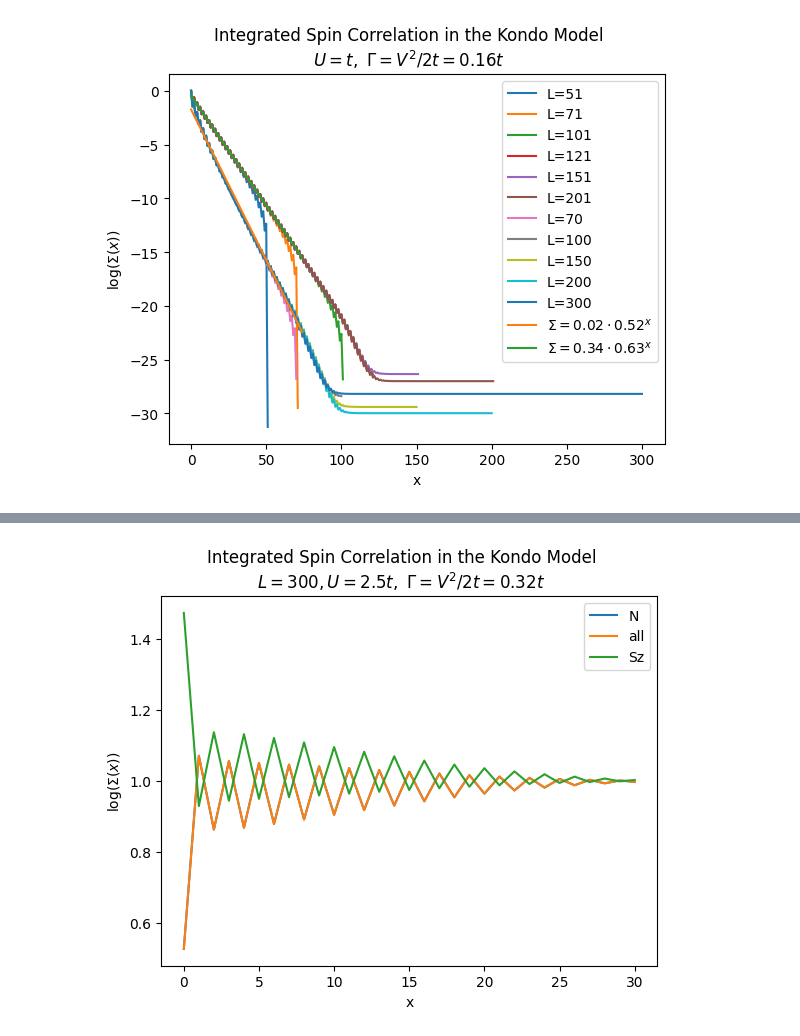
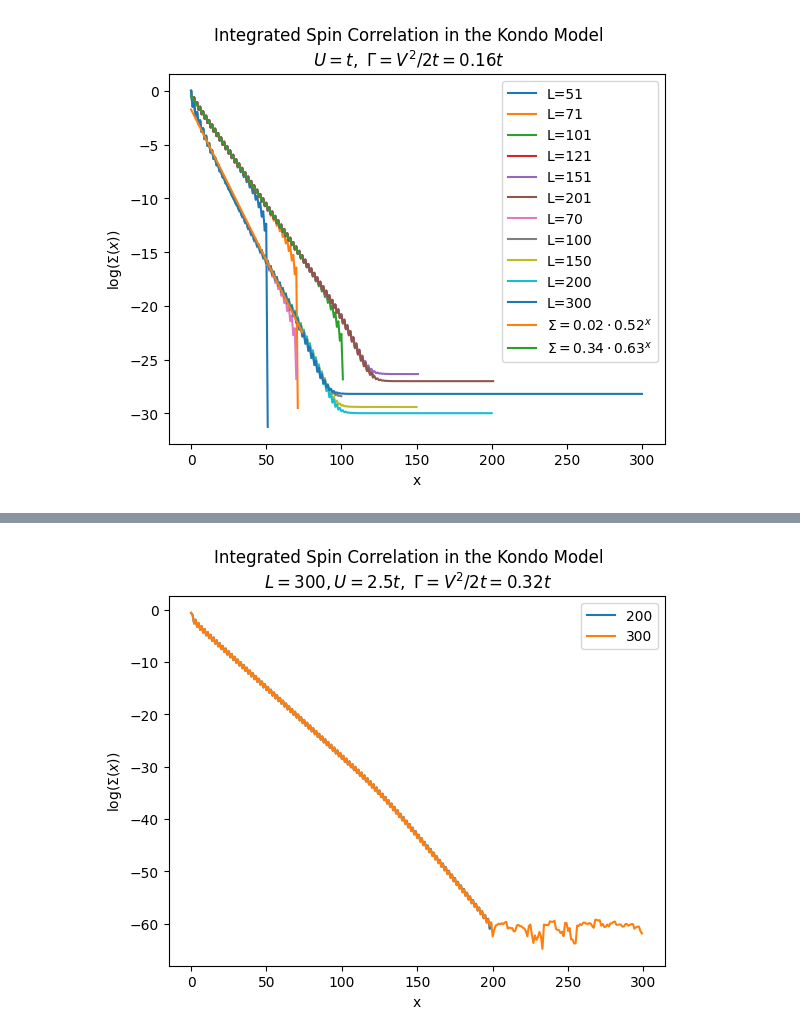
Before and after one commit to IanROsborne/Quantum_Metrology_Fisher_LG, a Jupyter notebook: TFIM/TFI_DMRG_TeNPy.ipynb, the cells around one changed output, grey strips where cells are left out. Saved outputs shown, nothing was run; the diff lists cells and outputs as text; code cells hidden in the pictures.

```diff
--- a/TFIM/TFI_DMRG_TeNPy.ipynb
+++ b/TFIM/TFI_DMRG_TeNPy.ipynb
@@ -637,22 +532,23 @@ SS1, ISS1, ntot, Szrot = np.load("..\\data\\result_000000.npy", allow_pickle = T
-# %%
-SS_all, ISS_all, ntot_all, Sz_all = np.load("..\\data\\All_cons.npy", allow_pickle = True)
-SS_N, ISS_N, ntot_N, Sz_N = np.load("..\\data\\N_cons.npy", allow_pickle = True)
-SS_Z, ISS_Z, ntot_Z, Sz_Z = np.load("..\\data\\Sz_cons.npy", allow_pickle = True)
-
-fig, ax = plt.subplots(1)
-
-ax.plot(ntot_N, label="N")
-ax.plot(ntot_all, label="all")
-ax.plot(ntot_Z, label="Sz")
-
-
-fig.suptitle("Integrated Spin Correlation in the Kondo Model\n$L = 300, U = 2.5t,~ \\Gamma = V^2/2t = 0.32t$")
-ax.xaxis.set_major_formatter(tck.FormatStrFormatter("%g"))
-plt.xlabel("x")
-ax.set(ylabel = "$\\log(\\Sigma(x))$")
-#plt.ylim((-3,0))
-plt.legend()
-
-plt.show()
-# %% [output]
-[figure, removed]
+# %%
+SS_200, ISS_all, ntot_all, Sz_all = np.load("..\\data\\L_200_highF.npy", allow_pickle = True)
+SS_300, ISS_all, ntot_all, Sz_all = np.load("..\\data\\L_300_highF.npy", allow_pickle = True)
+
+SS_200 = np.abs(SS_200[0])
+SS_300 = np.abs(SS_300[0])
+
+fig, ax = plt.subplots(1)
+
+ax.plot(np.log(SS_200), label="200")
+ax.plot(np.log(SS_300), label="300")
+
+
+fig.suptitle("Integrated Spin Correlation in the Kondo Model\n$L = 300, U = 2.5t,~ \\Gamma = V^2/2t = 0.32t$")
+ax.xaxis.set_major_formatter(tck.FormatStrFormatter("%g"))
+plt.xlabel("x")
+ax.set(ylabel = "$\\log(\\Sigma(x))$")
+#plt.ylim((-3,0))
+plt.legend()
+
+plt.show()
+# %% [output]
+[figure, added]
```
Also changed, not shown: parts of 9 cells of this notebook, 1 other file.
